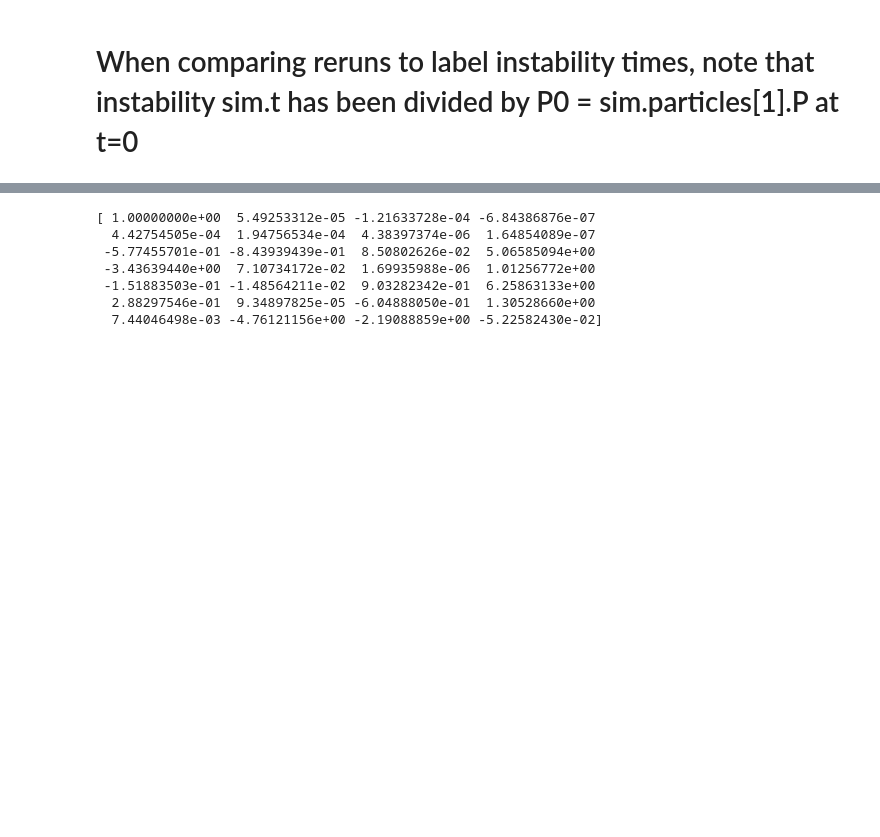
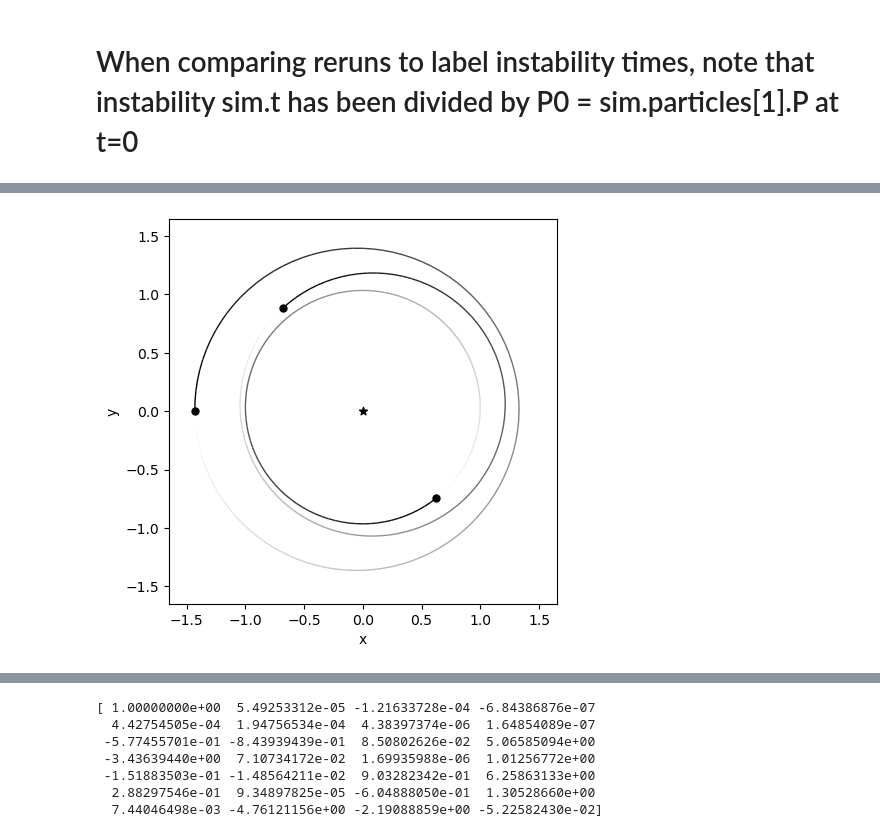
Before and after one commit to YolandaBa/spock, a Jupyter notebook: generate_training_data/simulationtesting.ipynb, the cells around one changed output, grey strips where cells are left out. Cells and saved outputs as stored; diff of their text form; code cells hidden in the pictures; blank space fills up the shorter version.

```diff
--- a/generate_training_data/simulationtesting.ipynb
+++ b/generate_training_data/simulationtesting.ipynb
@@ -53,0 +123,10 @@ fig = rebound.OrbitPlot(sim2) #plot it first
+# %%
+#for random -testing
+# initial_condition_random
+# not sure what is generate new data
+# read one initial condition of specific planet
+sa = rebound.SimulationArchive(datafolder+'resonant/simulation_archives/runs/sa0000010.bin')# read the file
+sim2 = sa[0] # read the initial condition
+fig = rebound.OrbitPlot(sim2) #plot it first
+# %% [output]
+[figure, added]
```
Also changed, not shown: parts of 28 cells of this notebook, 17 other files.
